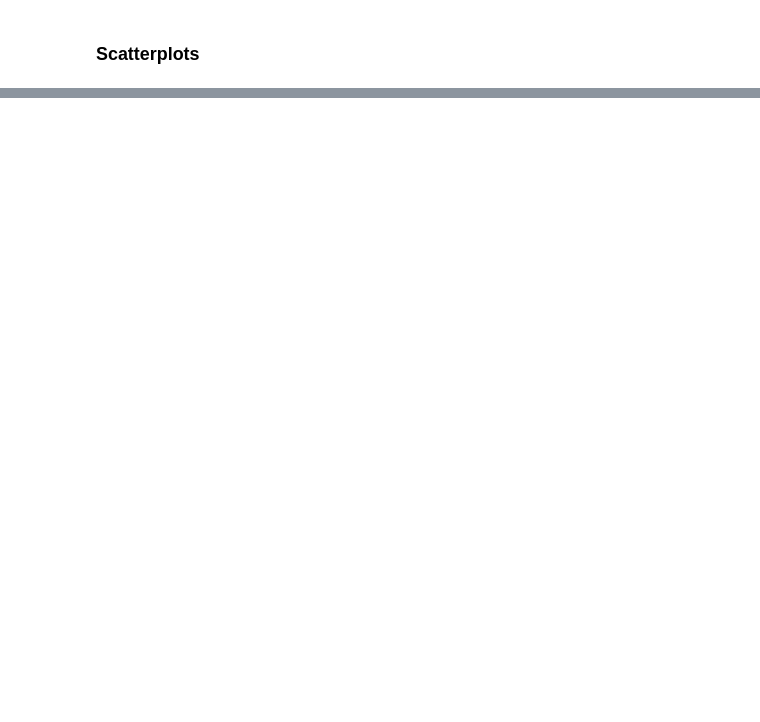
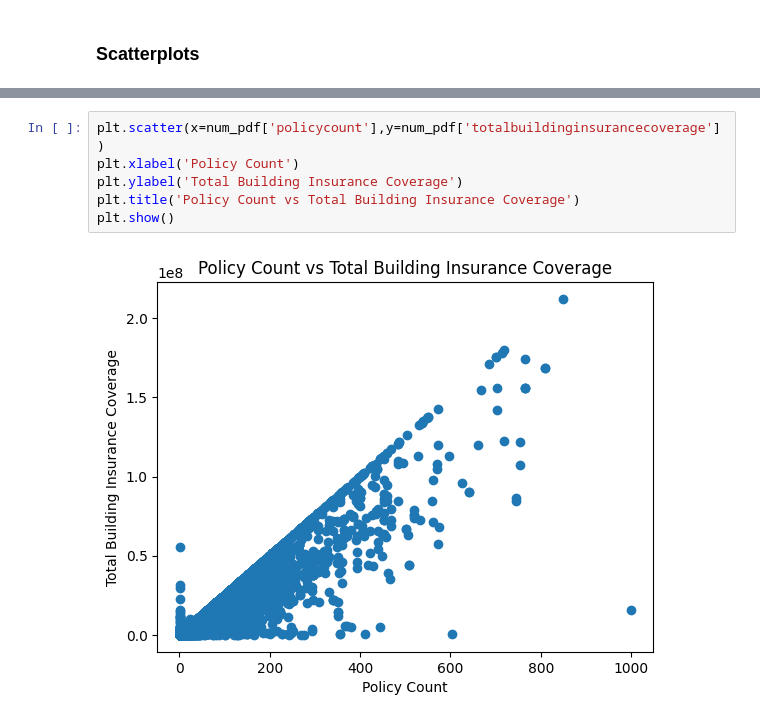
Before and after one commit to jshiah/dsc232r_group_project, a Jupyter notebook: pyspark.ipynb, the cells around one changed output, grey strips where cells are left out. Drawn from its saved outputs; the diff is of its cells as text; blank space fills up the shorter version.

```diff
--- a/pyspark.ipynb
+++ b/pyspark.ipynb
@@ -373,0 +529,8 @@ print(num_pdf)
+# %%
+plt.scatter(x=num_pdf['policycount'],y=num_pdf['totalbuildinginsurancecoverage'])
+plt.xlabel('Policy Count')
+plt.ylabel('Total Building Insurance Coverage')
+plt.title('Policy Count vs Total Building Insurance Coverage')
+plt.show()
+# %% [output]
+[figure, added]
```
Also changed, not shown: parts of 16 cells of this notebook.
